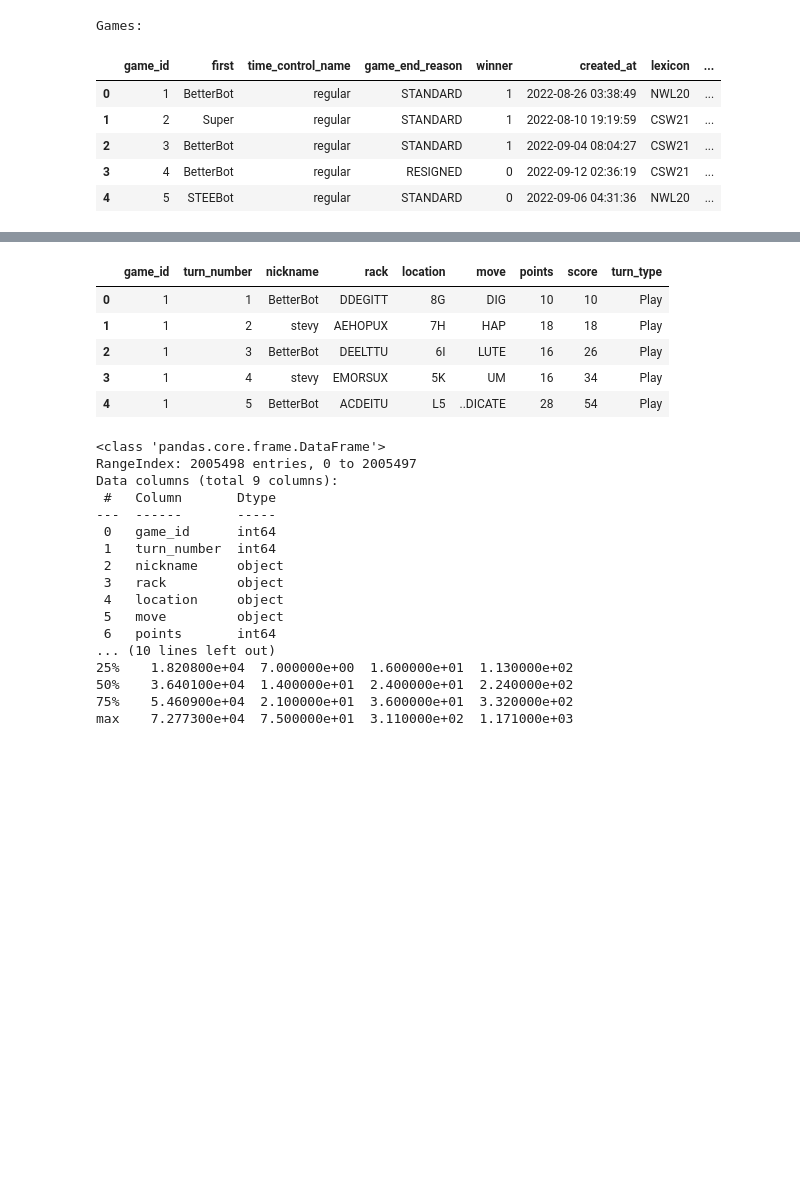
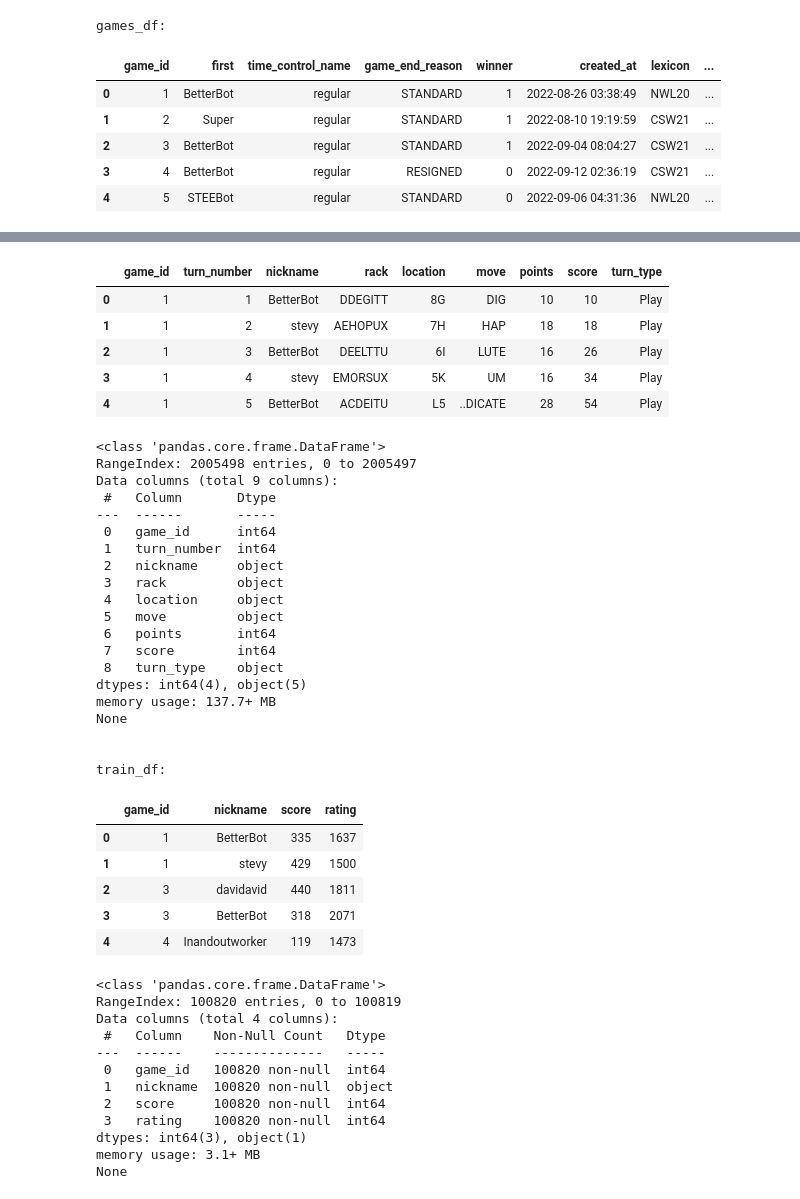
Before and after one commit to OrBenNaim/Scrabble, a Jupyter notebook: Jupyter Notebook/Scrabble_EDA.ipynb, the cells around one changed output, grey strips where cells are left out. Saved outputs shown, nothing was run; the diff lists cells and outputs as text; code cells hidden in the pictures; blank space fills up the shorter version.

```diff
--- a/Jupyter Notebook/Scrabble_EDA.ipynb
+++ b/Jupyter Notebook/Scrabble_EDA.ipynb
@@ -8,21 +8,24 @@ import matplotlib.pyplot as plt
 import seaborn as sns
 # %%
 # === Load Data ===
-games = pd.read_csv("../DATA/games.csv")
-turns = pd.read_csv("../DATA/turns.csv")
+games_df = pd.read_csv("../DATA/games.csv")
+turns_df = pd.read_csv("../DATA/turns.csv")
+train_df = pd.read_csv("../DATA/train.csv")
 
 # === Quick Overview ===
-print("Games:")
-display(games.head())
-print(games.info())
-print(games.describe())
+print("games_df:")
+display(games_df.head())
+print(games_df.info())
 
-print("\nTurns:")
-display(turns.head())
-print(turns.info())
-print(turns.describe())
+print("\n\nturns_df:")
+display(turns_df.head())
+print(turns_df.info())
+
+print("\n\ntrain_df:")
+display(train_df.head())
+print(train_df.info())
 # %% [output]
-Games:
+games_df:
 |  | game_id | first | time_control_name | game_end_reason | winner | created_at | lexicon | ... |
 | 0 | 1 | BetterBot | regular | STANDARD | 1 | 2022-08-26 03:38:49 | NWL20 | ... |
 | 1 | 2 | Super | regular | STANDARD | 1 | 2022-08-10 19:19:59 | CSW21 | ... |
@@ -49,23 +52,44 @@ Turns:
 |  | game_id | turn_number | nickname | rack | location | move | points | score | turn_type |
 | 0 | 1 | 1 | BetterBot | DDEGITT | 8G | DIG | 10 | 10 | Play |
 | 1 | 1 | 2 | stevy | AEHOPUX | 7H | HAP | 18 | 18 | Play |
 | 2 | 1 | 3 | BetterBot | DEELTTU | 6I | LUTE | 16 | 26 | Play |
 | 3 | 1 | 4 | stevy | EMORSUX | 5K | UM | 16 | 34 | Play |
 | 4 | 1 | 5 | BetterBot | ACDEITU | L5 | ..DICATE | 28 | 54 | Play |
 <class 'pandas.core.frame.DataFrame'>
 RangeIndex: 2005498 entries, 0 to 2005497
 Data columns (total 9 columns):
  #   Column       Dtype
 ---  ------       -----
  0   game_id      int64
  1   turn_number  int64
  2   nickname     object
  3   rack         object
  4   location     object
  5   move         object
  6   points       int64
-... (10 lines left out)
-25%    1.820800e+04  7.000000e+00  1.600000e+01  1.130000e+02
-50%    3.640100e+04  1.400000e+01  2.400000e+01  2.240000e+02
-75%    5.460900e+04  2.100000e+01  3.600000e+01  3.320000e+02
-max    7.277300e+04  7.500000e+01  3.110000e+02  1.171000e+03
+ 7   score        int64
+ 8   turn_type    object
+dtypes: int64(4), object(5)
+memory usage: 137.7+ MB
+None
+
+
+train_df:
+|  | game_id | nickname | score | rating |
+| 0 | 1 | BetterBot | 335 | 1637 |
+| 1 | 1 | stevy | 429 | 1500 |
+| 2 | 3 | davidavid | 440 | 1811 |
+| 3 | 3 | BetterBot | 318 | 2071 |
+| 4 | 4 | Inandoutworker | 119 | 1473 |
+<class 'pandas.core.frame.DataFrame'>
+RangeIndex: 100820 entries, 0 to 100819
+Data columns (total 4 columns):
+ #   Column    Non-Null Count   Dtype
+---  ------    --------------   -----
+ 0   game_id   100820 non-null  int64
+ 1   nickname  100820 non-null  object
+ 2   score     100820 non-null  int64
+ 3   rating    100820 non-null  int64
+dtypes: int64(3), object(1)
+memory usage: 3.1+ MB
+None
```
Also changed, not shown: parts of 9 cells of this notebook.
